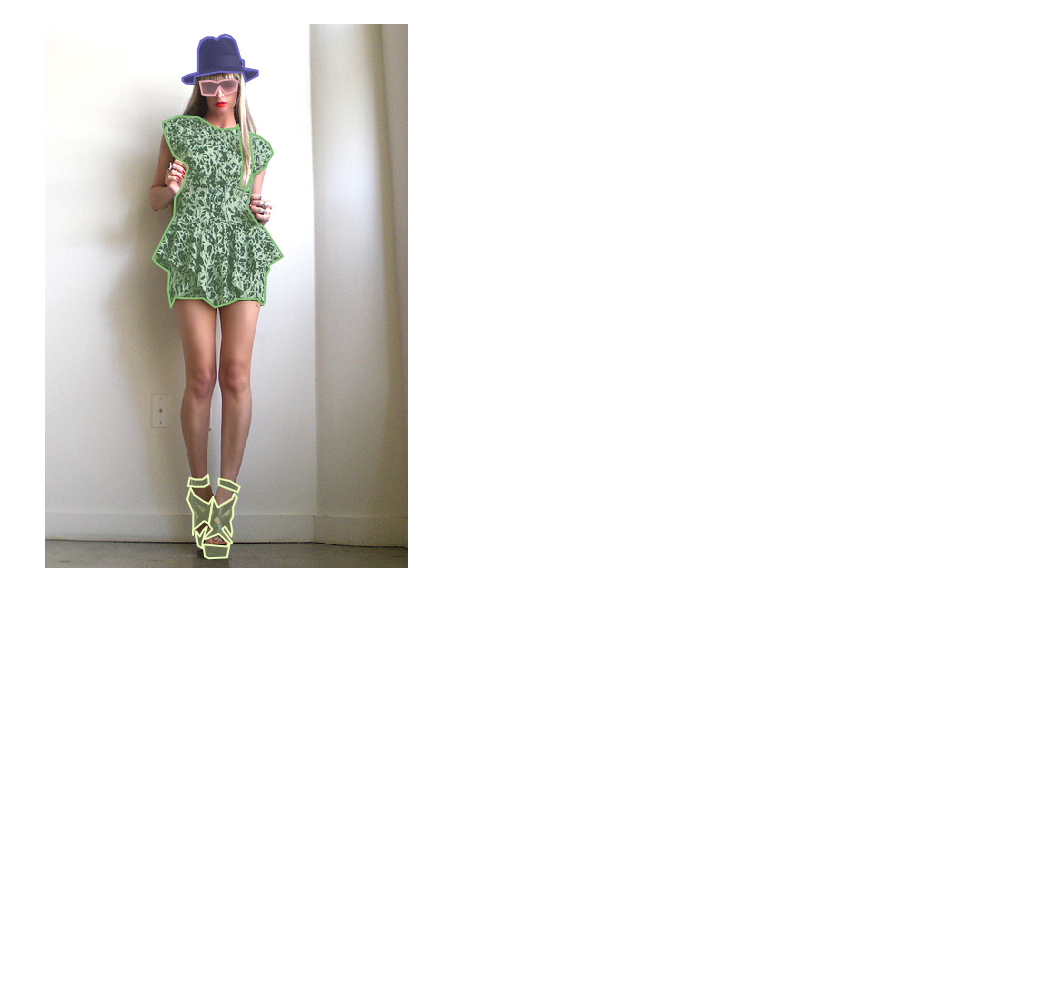
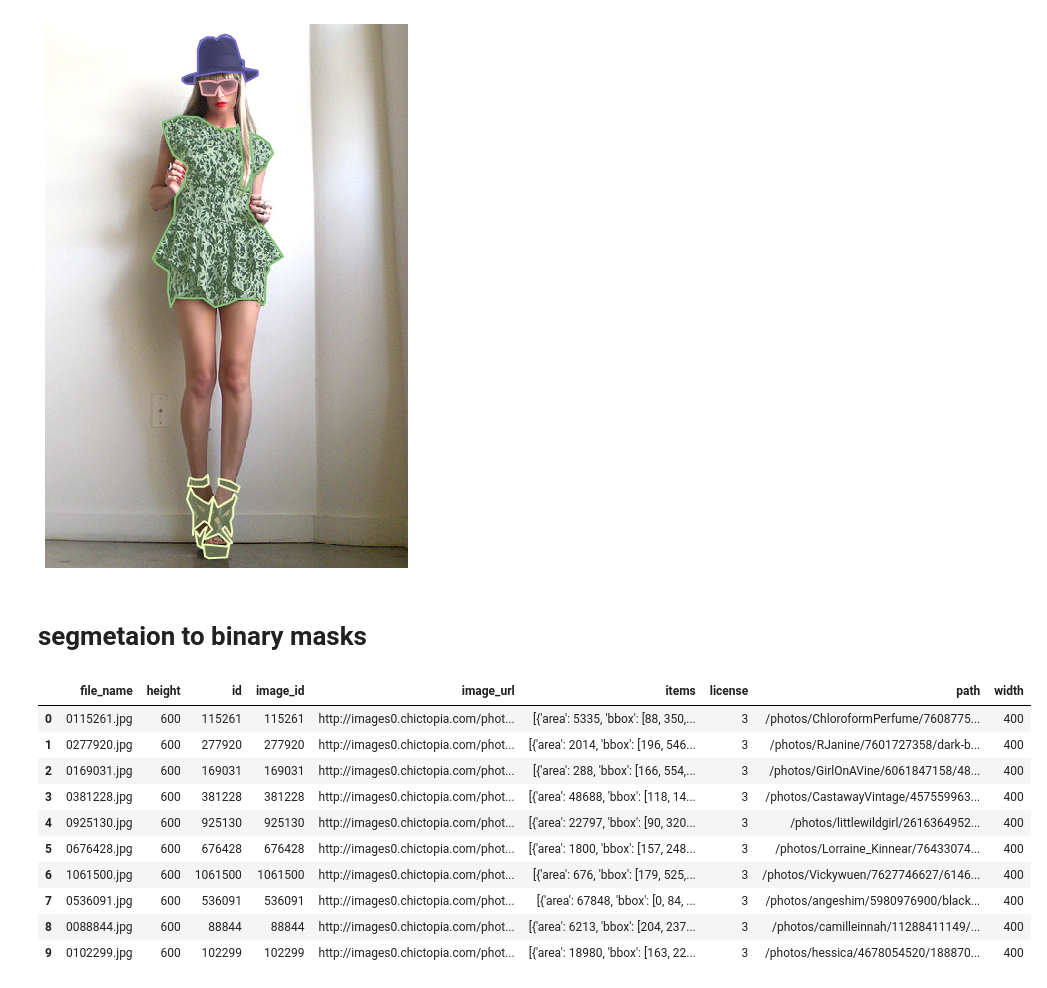
Before and after one commit to eBay/modanet, a Jupyter notebook: ModaNet.ipynb, the cells around one changed output. Drawn from its saved outputs; the diff is of its cells as text; code cells hidden in the pictures; blank space fills up the shorter version.

```diff
--- a/ModaNet.ipynb
+++ b/ModaNet.ipynb
@@ -575,3 +575,21 @@ anns = coco.loadAnns(annIds)
 coco.showAnns(anns)
 # %% [output]
 [figure]
+# %% [markdown]
+# segmetaion to binary masks
+# %%
+json_file = 'tiny/labels/modanet_snaps.json'
+df = pd.read_json(json_file)
+df
+# %% [output]
+|  | file_name | height | id | image_id | image_url | items | license | path | width |
+| 0 | 0115261.jpg | 600 | 115261 | 115261 | http://images0.chictopia.com/phot... | [{'area': 5335, 'bbox': [88, 350,... | 3 | /photos/ChloroformPerfume/7608775... | 400 |
+| 1 | 0277920.jpg | 600 | 277920 | 277920 | http://images0.chictopia.com/phot... | [{'area': 2014, 'bbox': [196, 546... | 3 | /photos/RJanine/7601727358/dark-b... | 400 |
+| 2 | 0169031.jpg | 600 | 169031 | 169031 | http://images0.chictopia.com/phot... | [{'area': 288, 'bbox': [166, 554,... | 3 | /photos/GirlOnAVine/6061847158/48... | 400 |
+| 3 | 0381228.jpg | 600 | 381228 | 381228 | http://images0.chictopia.com/phot... | [{'area': 48688, 'bbox': [118, 14... | 3 | /photos/CastawayVintage/457559963... | 400 |
+| 4 | 0925130.jpg | 600 | 925130 | 925130 | http://images0.chictopia.com/phot... | [{'area': 22797, 'bbox': [90, 320... | 3 | /photos/littlewildgirl/2616364952... | 400 |
+| 5 | 0676428.jpg | 600 | 676428 | 676428 | http://images0.chictopia.com/phot... | [{'area': 1800, 'bbox': [157, 248... | 3 | /photos/Lorraine_Kinnear/76433074... | 400 |
+| 6 | 1061500.jpg | 600 | 1061500 | 1061500 | http://images0.chictopia.com/phot... | [{'area': 676, 'bbox': [179, 525,... | 3 | /photos/Vickywuen/7627746627/6146... | 400 |
+| 7 | 0536091.jpg | 600 | 536091 | 536091 | http://images0.chictopia.com/phot... | [{'area': 67848, 'bbox': [0, 84, ... | 3 | /photos/angeshim/5980976900/black... | 400 |
+| 8 | 0088844.jpg | 600 | 88844 | 88844 | http://images0.chictopia.com/phot... | [{'area': 6213, 'bbox': [204, 237... | 3 | /photos/camilleinnah/11288411149/... | 400 |
+| 9 | 0102299.jpg | 600 | 102299 | 102299 | http://images0.chictopia.com/phot... | [{'area': 18980, 'bbox': [163, 22... | 3 | /photos/hessica/4678054520/188870... | 400 |
```
Also changed, not shown: parts of 5 cells of this notebook.
